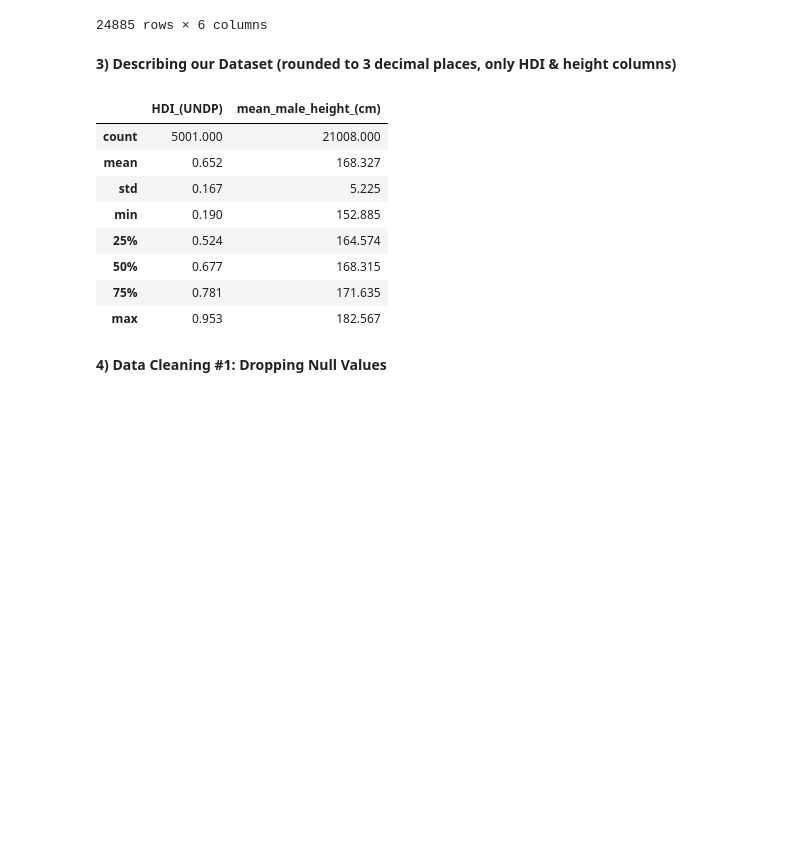
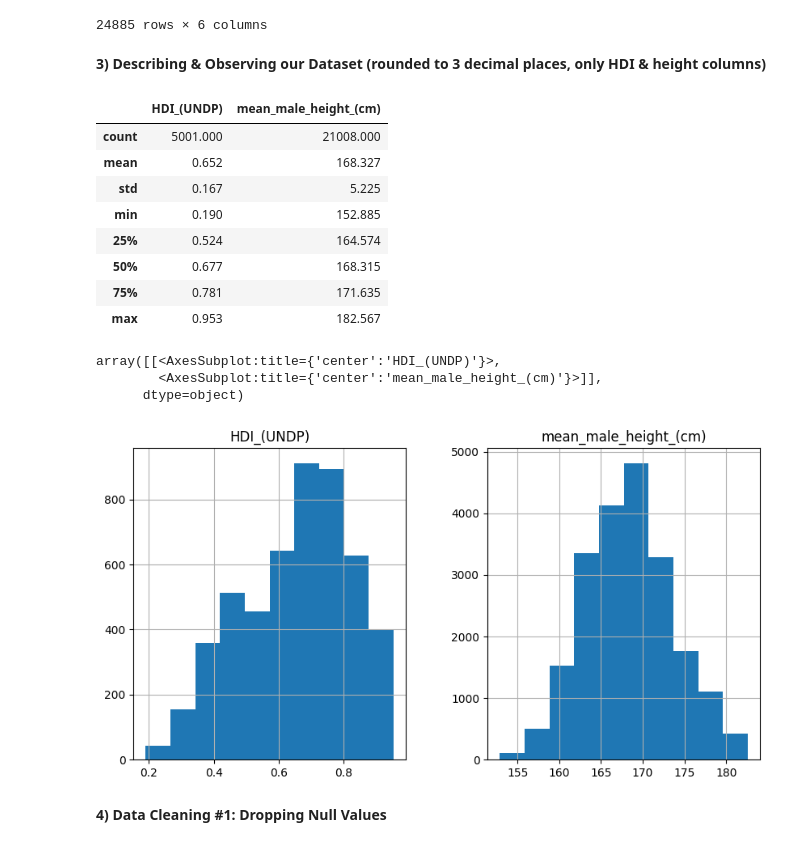
Before and after one commit to emiriosp/correlation_hdi_and_height, a Jupyter notebook: hdi_height/relationship_HDI_and_height.ipynb, the cells around one changed output. Saved outputs shown, nothing was run; the diff lists cells and outputs as text; code cells hidden in the pictures; blank space fills up the shorter version.

```diff
--- a/hdi_height/relationship_HDI_and_height.ipynb
+++ b/hdi_height/relationship_HDI_and_height.ipynb
@@ -42,22 +42,27 @@ df
 ## 'mean_male_height_(cm)'  : the mean male height measured in cm
 ## 'continent'              : continent of the country
 # %% [markdown]
-**3) Describing our Dataset (rounded to 3 decimal places, only HDI & height columns)**
+**3) Describing & Observing our Dataset (rounded to 3 decimal places, only HDI & height columns)**
 # %%
 df_0 = df.copy() # make a copy so we can go back to the original dataset if needed
 
 df_1 = df_0.drop(columns=['entity','code','year','continent']) # we only need data from HDI and height
-df_1.describe().round(3)
+
+display(df_1.describe().round(3),df_1.hist(figsize=(10,5)))
 # %% [output]
 |  | HDI_(UNDP) | mean_male_height_(cm) |
 | count | 5001.000 | 21008.000 |
 | mean | 0.652 | 168.327 |
 | std | 0.167 | 5.225 |
 | min | 0.190 | 152.885 |
 | 25% | 0.524 | 164.574 |
 | 50% | 0.677 | 168.315 |
 | 75% | 0.781 | 171.635 |
 | max | 0.953 | 182.567 |
+array([[<AxesSubplot:title={'center':'HDI_(UNDP)'}>,
+        <AxesSubplot:title={'center':'mean_male_height_(cm)'}>]],
+      dtype=object)
+[figure, added]
 # %% [markdown]
 **4) Data Cleaning #1: Dropping Null Values**
 # %%
```
Also changed, not shown: parts of 4 cells of this notebook, 1 other file.
